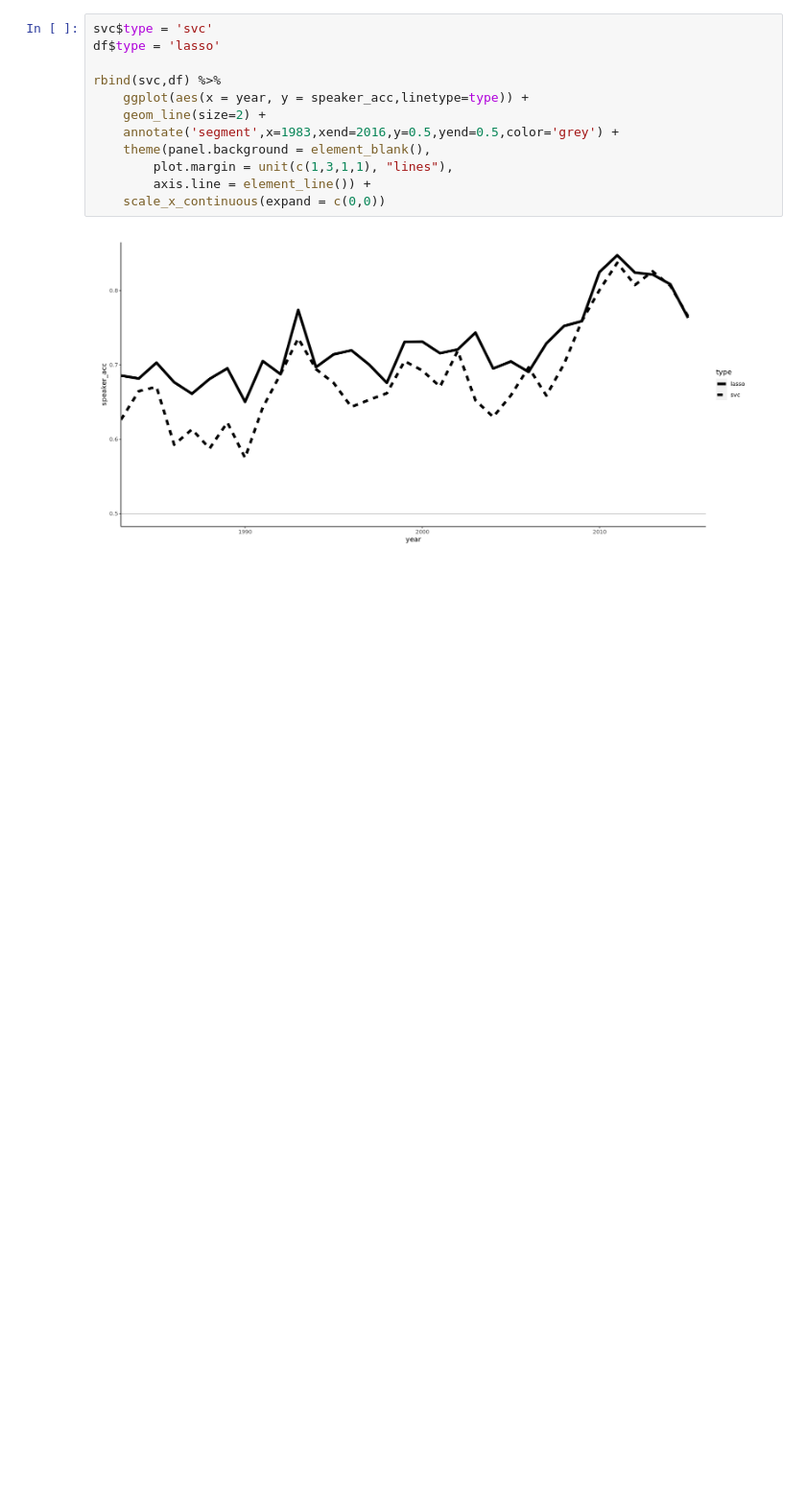
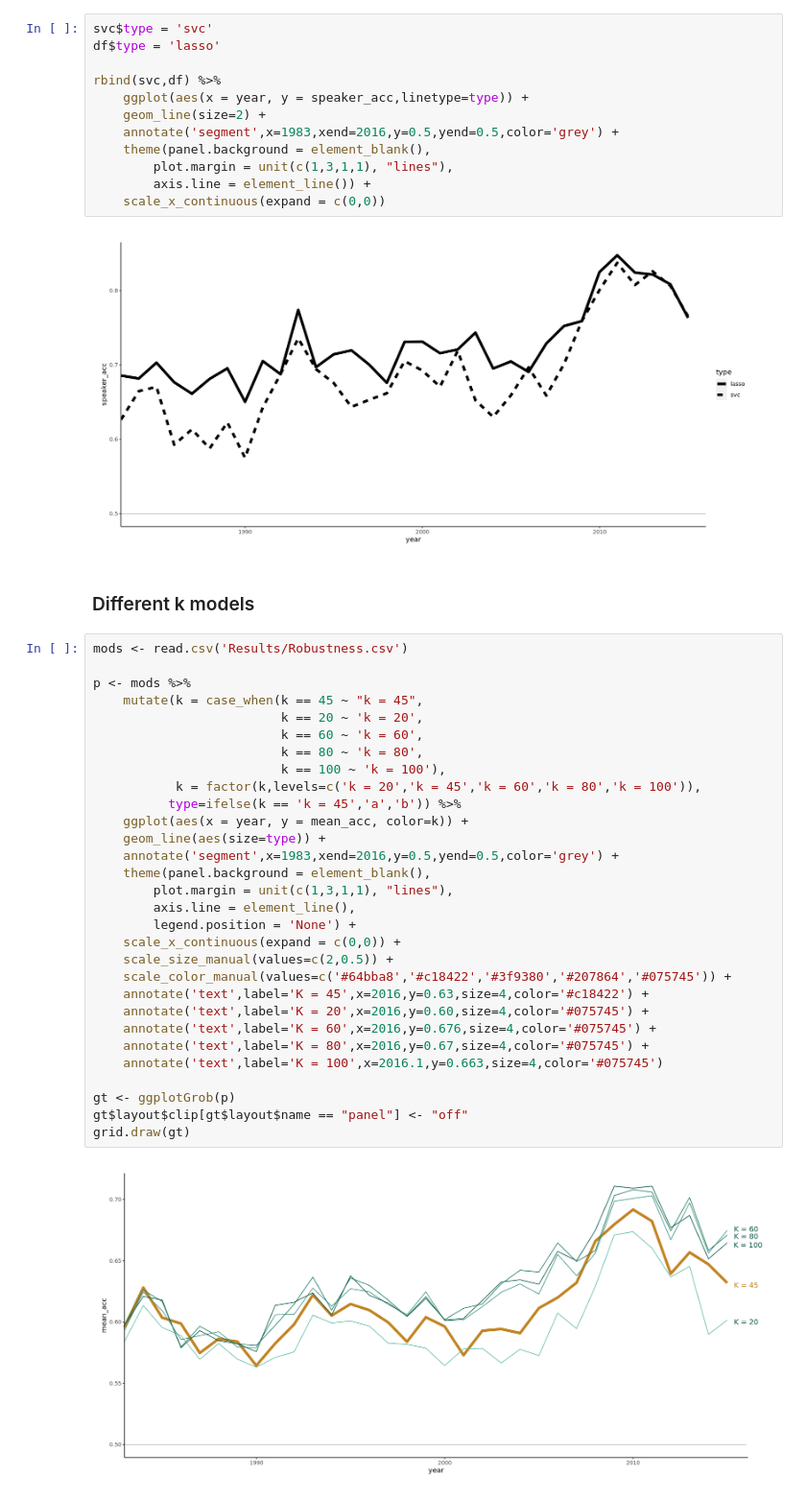
Before and after one commit to JM-Pearl/Dissertation, a Jupyter notebook: Visualize_classification_results.ipynb, the cells around one changed output. Shown at 96% size. Saved outputs shown, nothing was run; the diff lists cells and outputs as text; blank space fills up the shorter version.

Commit message:
robustness viz

```diff
--- a/Visualize_classification_results.ipynb
+++ b/Visualize_classification_results.ipynb
@@ -114,3 +130,37 @@ rbind(svc,df) %>%
     scale_x_continuous(expand = c(0,0))
 # %% [output]
 [figure]
+# %% [markdown]
+### Different k models
+# %%
+mods <- read.csv('Results/Robustness.csv')
+
+p <- mods %>%
+    mutate(k = case_when(k == 45 ~ "k = 45",
+                         k == 20 ~ 'k = 20',
+                         k == 60 ~ 'k = 60',
+                         k == 80 ~ 'k = 80',
+                         k == 100 ~ 'k = 100'),
+           k = factor(k,levels=c('k = 20','k = 45','k = 60','k = 80','k = 100')),
+          type=ifelse(k == 'k = 45','a','b')) %>%
+    ggplot(aes(x = year, y = mean_acc, color=k)) +
+    geom_line(aes(size=type)) +
+    annotate('segment',x=1983,xend=2016,y=0.5,yend=0.5,color='grey') +
+    theme(panel.background = element_blank(),
+        plot.margin = unit(c(1,3,1,1), "lines"),
+        axis.line = element_line(),
+        legend.position = 'None') +
+    scale_x_continuous(expand = c(0,0)) +
+    scale_size_manual(values=c(2,0.5)) +
+    scale_color_manual(values=c('#64bba8','#c18422','#3f9380','#207864','#075745')) +
+    annotate('text',label='K = 45',x=2016,y=0.63,size=4,color='#c18422') +
+    annotate('text',label='K = 20',x=2016,y=0.60,size=4,color='#075745') +
+    annotate('text',label='K = 60',x=2016,y=0.676,size=4,color='#075745') +
+    annotate('text',label='K = 80',x=2016,y=0.67,size=4,color='#075745') +
+    annotate('text',label='K = 100',x=2016.1,y=0.663,size=4,color='#075745')
+
+gt <- ggplotGrob(p)
+gt$layout$clip[gt$layout$name == "panel"] <- "off"
+grid.draw(gt)
+# %% [output]
+[figure, added]
```
Also changed, not shown: parts of 3 cells of this notebook, 1 other file.
